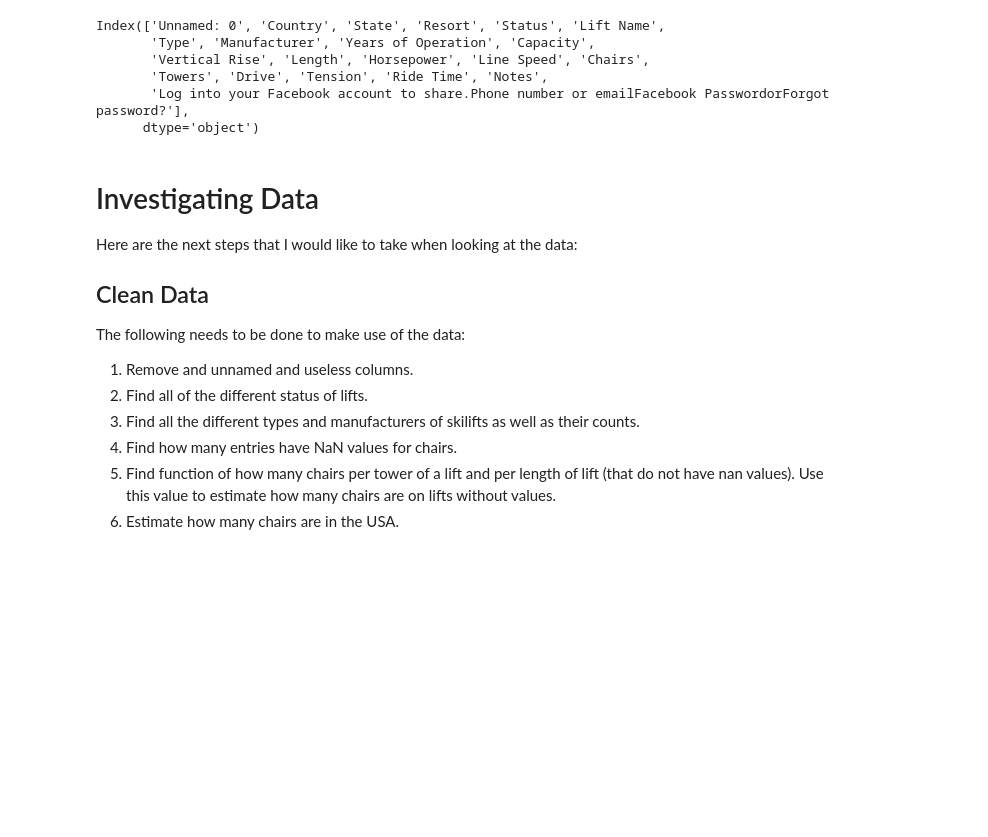
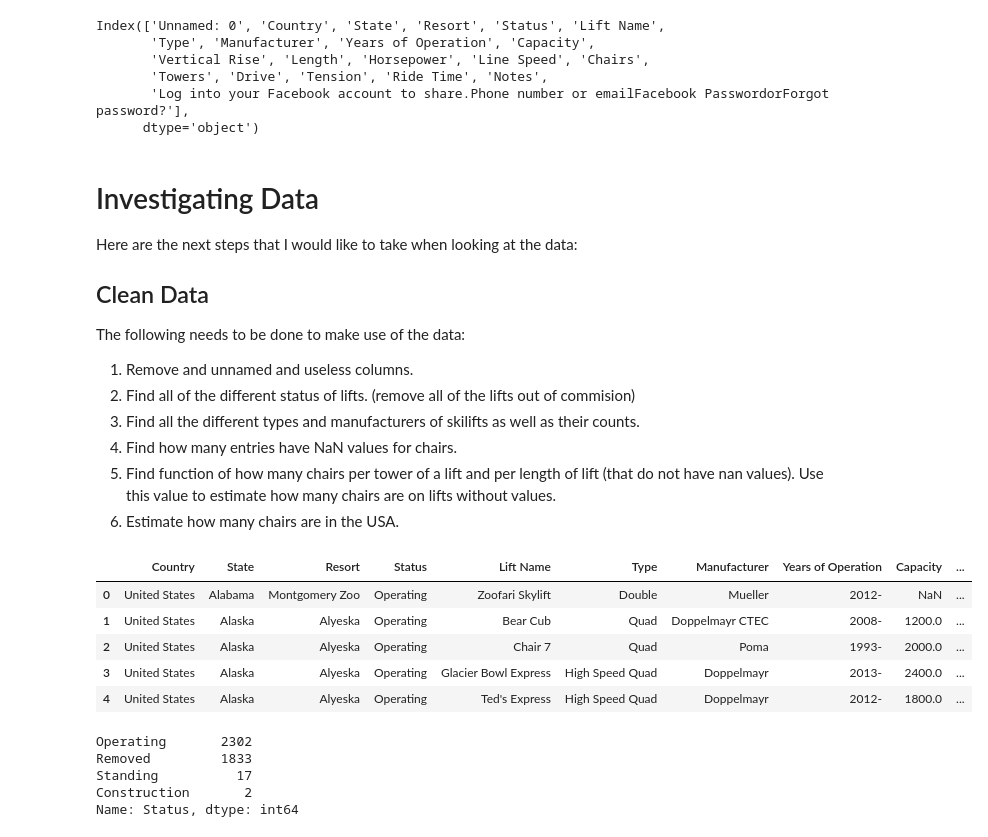
Before and after one commit to aolszewski93/ski-lift-database, a Jupyter notebook: ski_lift_investigation.ipynb, the cells around one changed output. Saved outputs shown, nothing was run; the diff lists cells and outputs as text; code cells hidden in the pictures; blank space fills up the shorter version.

```diff
--- a/ski_lift_investigation.ipynb
+++ b/ski_lift_investigation.ipynb
@@ -46,8 +48,29 @@ Here are the next steps that I would like to take when looking at the data:
 ## Clean Data ##
 The following needs to be done to make use of the data:
 1. Remove and unnamed and useless columns.
-2. Find all of the different status of lifts.
+2. Find all of the different status of lifts. (remove all of the lifts out of commision)
 3. Find all the different types and manufacturers of skilifts as well as their counts.
 4. Find how many entries have NaN values for chairs.
 5. Find function of how many chairs per tower of a lift and per length of lift (that do not have nan values).  Use this value to estimate how many chairs are on lifts without values.
 6. Estimate how many chairs are in the USA.
+# %%
+
+#remove first and last column
+df_us_lifts.drop(['Unnamed: 0', 'Log into your Facebook account to share.Phone number or emailFacebook PasswordorForgot password?'], axis=1, inplace=True)
+df_us_lifts.head()
+# %% [output]
+|  | Country | State | Resort | Status | Lift Name | Type | Manufacturer | Years of Operation | Capacity | ... |
+| 0 | United States | Alabama | Montgomery Zoo | Operating | Zoofari Skylift | Double | Mueller | 2012- | NaN | ... |
+| 1 | United States | Alaska | Alyeska | Operating | Bear Cub | Quad | Doppelmayr CTEC | 2008- | 1200.0 | ... |
+| 2 | United States | Alaska | Alyeska | Operating | Chair 7 | Quad | Poma | 1993- | 2000.0 | ... |
+| 3 | United States | Alaska | Alyeska | Operating | Glacier Bowl Express | High Speed Quad | Doppelmayr | 2013- | 2400.0 | ... |
+| 4 | United States | Alaska | Alyeska | Operating | Ted's Express | High Speed Quad | Doppelmayr | 2012- | 1800.0 | ... |
+# %%
+#find number of chair lifts in each status listed
+df_us_lifts['Status'].value_counts()
+# %% [output]
+Operating       2302
+Removed         1833
+Standing          17
+Construction       2
+Name: Status, dtype: int64
```
Also changed, not shown: parts of 12 cells of this notebook.
